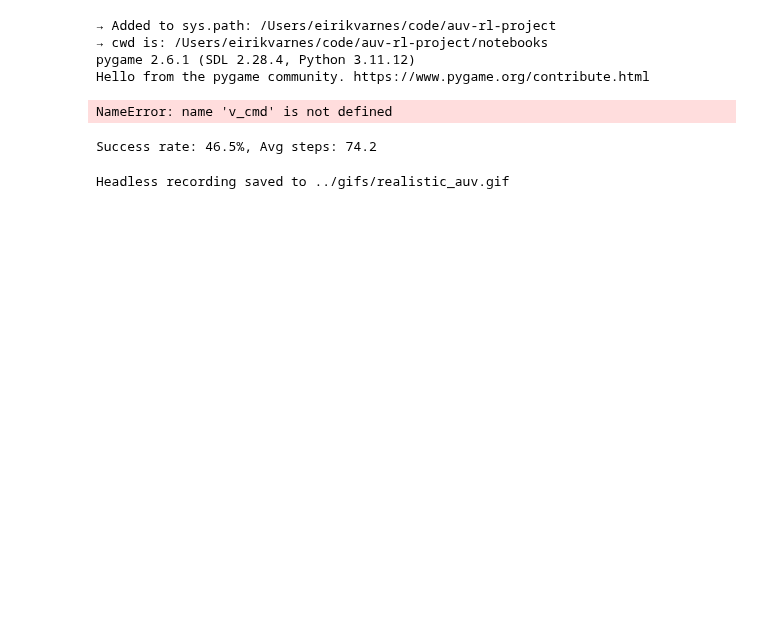
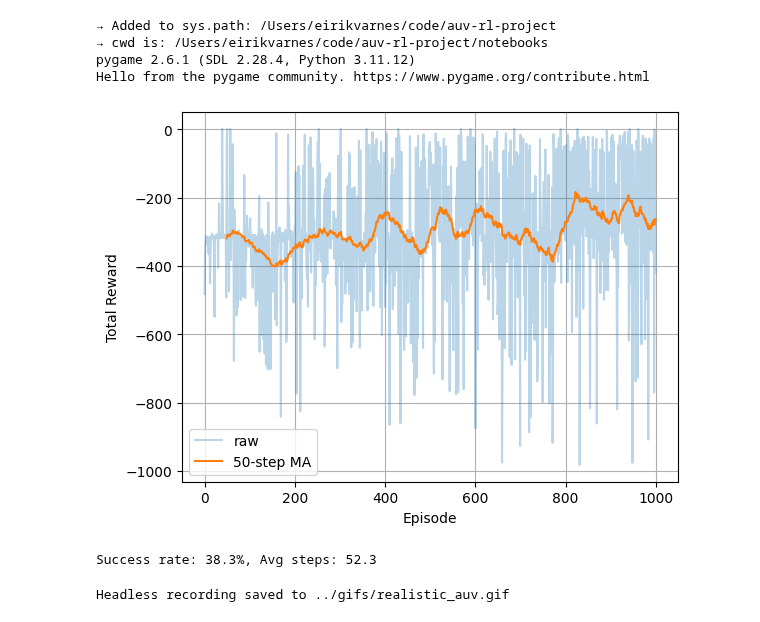
Before and after one commit to eirivarn/auv-rl-project, a Jupyter notebook: notebooks/realistic_notebook.ipynb, the cells around one changed output. Saved outputs shown, nothing was run; the diff lists cells and outputs as text; code cells hidden in the pictures; blank space fills up the shorter version.

Commit message:
longertrainging, higher max_steps yield better realistic training

```diff
--- a/notebooks/realistic_notebook.ipynb
+++ b/notebooks/realistic_notebook.ipynb
@@ -30,7 +30,6 @@ env = realisticAUVEnv(
     window_size=(800,600),
     mass=1.0,
     drag_coef=0.5,
-    current_params={'strength':0.0,'period':30.0,'direction':0.0},
     dt=0.1,
     discrete_actions=True
 )
@@ -46,17 +45,17 @@ agent = SimpleAuvDQNAgent(env,
                           buffer_size=5000,
                           target_update=20)
 # %%
-rewards = train_dqn(env, agent, episodes=1000, max_steps=200)
+rewards = train_dqn(env, agent, episodes=1000, max_steps=300)
 plot_rewards(rewards, window=50)
 agent.save("../models/realistic_auv_dqn.pth")
 # %% [output]
-NameError: name 'v_cmd' is not defined
+[figure, added]
 # %%
 # Evaluate the agent
-sr, avg_steps = evaluate_agent(env, agent, episodes=200, max_steps=200)
+sr, avg_steps = evaluate_agent(env, agent, episodes=1000, max_steps=300)
 print(f"Success rate: {sr*100:.1f}%, Avg steps: {avg_steps:.1f}")
 # %% [output]
-Success rate: 46.5%, Avg steps: 74.2
+Success rate: 38.3%, Avg steps: 52.3
 # %%
 record_headless(env, agent, out_path='../gifs/realistic_auv.gif')
 # %% [output]
```
Also changed, not shown: parts of 3 cells of this notebook, 4 other files.
